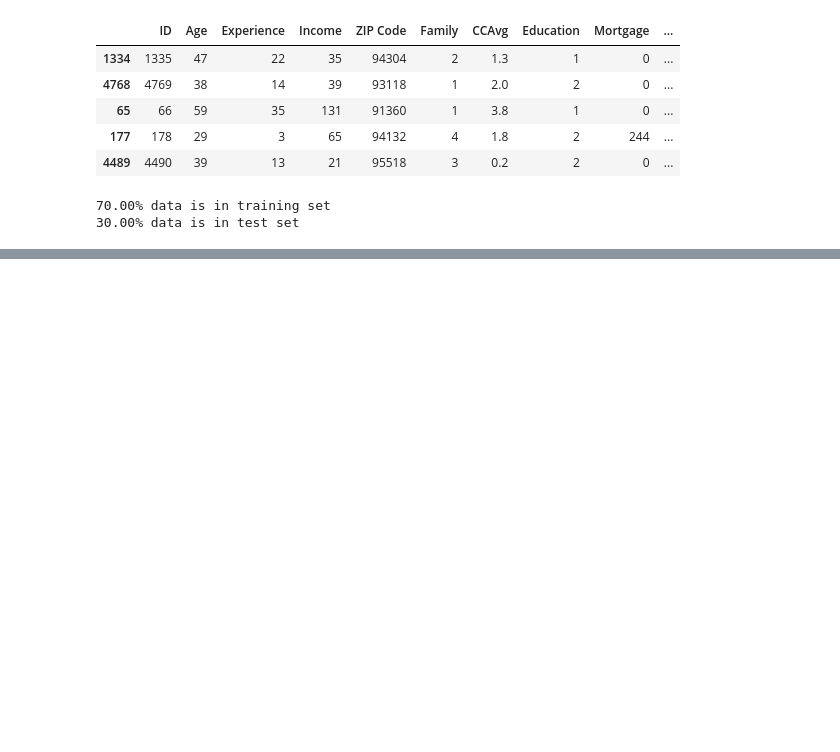
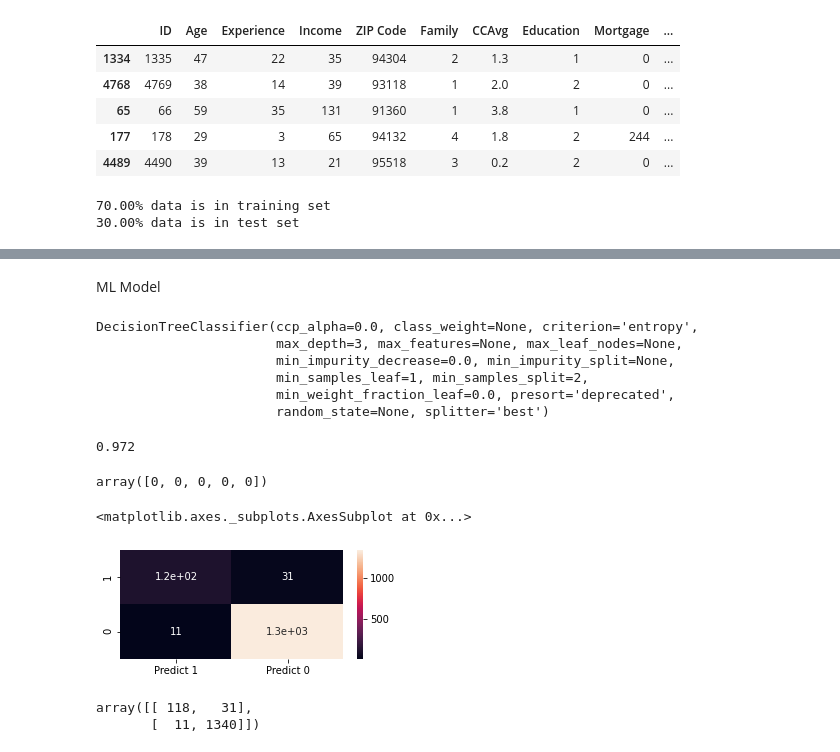
Before and after one commit to vikramgunjal02/Machine-Learning, a Jupyter notebook: internship_project.ipynb, the cells around one changed output, grey strips where cells are left out. Saved outputs shown, nothing was run; the diff lists cells and outputs as text; code cells hidden in the pictures; blank space fills up the shorter version.

```diff
--- a/internship_project.ipynb
+++ b/internship_project.ipynb
@@ -29,0 +7,23 @@ df
+# %%
+import os
+import pandas as pd
+import numpy as np
+
+import matplotlib.pyplot as plt
+from  matplotlib import pyplot
+from sklearn.neighbors  import KNeighborsRegressor as knr
+from sklearn import metrics
+from sklearn.metrics import accuracy_score
+from sklearn.metrics import confusion_matrix
+from sklearn.metrics import roc_curve
+from sklearn.metrics import roc_auc_score
+from sklearn.model_selection import train_test_split
+%matplotlib inline
+import seaborn as sns
+from random import randrange, uniform
+from sklearn.model_selection import train_test_split
+from sklearn.linear_model import LogisticRegression
+from sklearn.neighbors import KNeighborsClassifier
+from sklearn.naive_bayes import GaussianNB
+df=pd.read_csv('/content/Bank_Personal_Loan_Modelling.csv')
+df
@@ -446,0 +464,3 @@ print("{0:0.2f}% data is in test set".format((len(x_test)/len(df.index)) * 100))
+# %%
+logreg = LogisticRegression()
+logreg.fit(x_train, y_train)
@@ -446,0 +480,40 @@ print("{0:0.2f}% data is in test set".format((len(x_test)/len(df.index)) * 100))
+# %% [markdown]
+ML Model
+# %%
+from sklearn.naive_bayes import GaussianNB
+from sklearn.ensemble import RandomForestClassifier
+from sklearn.tree import DecisionTreeClassifier
+
+dt_model=DecisionTreeClassifier(criterion = 'entropy',max_depth=3)
+dt_model.fit(x_train, y_train)
+# %% [output]
+DecisionTreeClassifier(ccp_alpha=0.0, class_weight=None, criterion='entropy',
+                       max_depth=3, max_features=None, max_leaf_nodes=None,
+                       min_impurity_decrease=0.0, min_impurity_split=None,
+                       min_samples_leaf=1, min_samples_split=2,
+                       min_weight_fraction_leaf=0.0, presort='deprecated',
+                       random_state=None, splitter='best')
+# %%
+dt_model.score(x_test , y_test)
+# %% [output]
+0.972
+# %%
+y_predict = dt_model.predict(x_test)
+y_predict[:5]
+# %% [output]
+array([0, 0, 0, 0, 0])
+# %%
+cm=metrics.confusion_matrix(y_test, y_predict, labels=[1, 0])
+
+df_cm = pd.DataFrame(cm, index = [i for i in ["1","0"]],
+                  columns = [i for i in ["Predict 1","Predict 0"]])
+plt.figure(figsize = (5,2))
+sns.heatmap(df_cm, annot=True)
+# %% [output]
+<matplotlib.axes._subplots.AxesSubplot at 0x...>
+[figure, added]
+# %%
+cm
+# %% [output]
+array([[ 118,   31],
+       [  11, 1340]])
```
Also changed, not shown: parts of 24 cells of this notebook.
